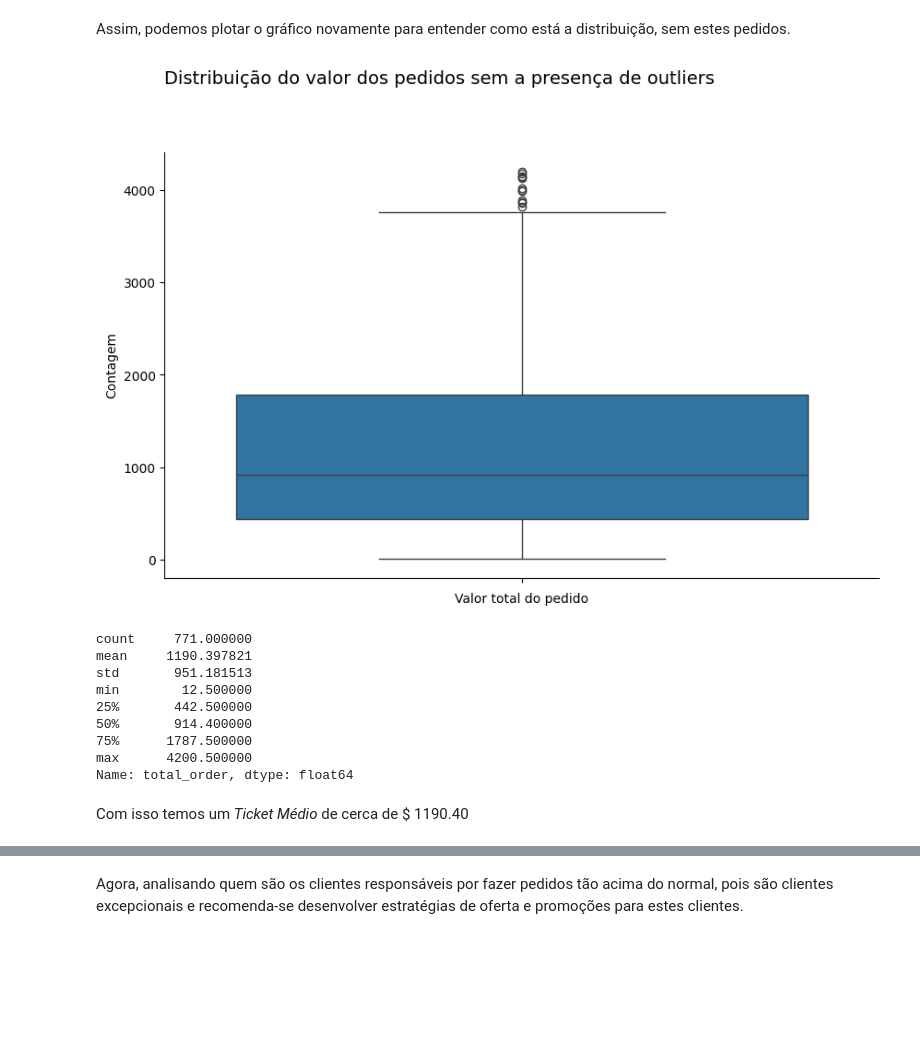
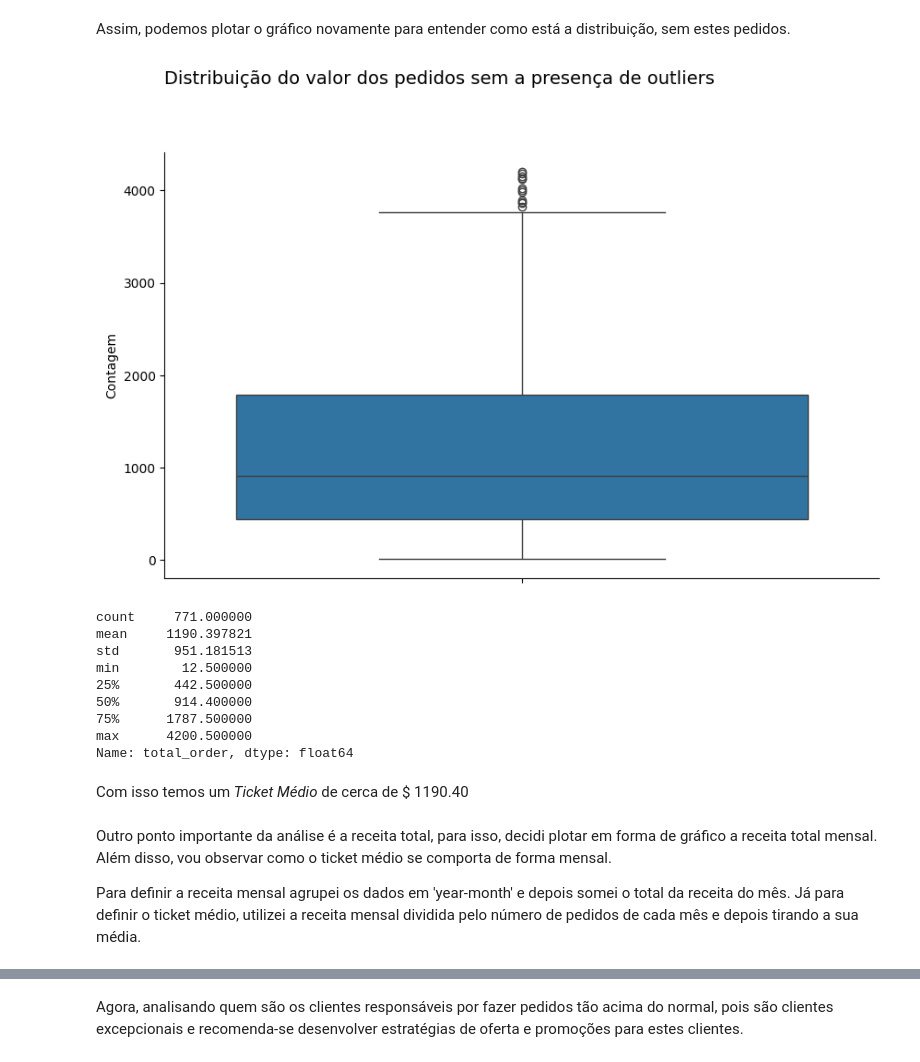
Before and after one commit to raulward/projeto-northwind, a Jupyter notebook: woorkbook.ipynb, the cells around one changed output, grey strips where cells are left out. Saved outputs shown, nothing was run; the diff lists cells and outputs as text; code cells hidden in the pictures; blank space fills up the shorter version.

```diff
--- a/woorkbook.ipynb
+++ b/woorkbook.ipynb
@@ -479,21 +481,21 @@ Assim, podemos plotar o gráfico novamente para entender como está a distribui
 # %%
 non_outliers = total_table[total_table['is_outlier'] == False]
 
 fig, ax = plt.subplots(figsize=(10,6))
 sns.boxplot(non_outliers['total_order'])
 
 ax.set_title('Distribuição do valor dos pedidos sem a presença de outliers\n\n\n', loc='left', fontsize=14)
-ax.set_xlabel('Valor total do pedido')
+ax.set_xlabel('')
 ax.set_ylabel('Contagem')
 
 ax.spines['top'].set_visible(False)
 ax.spines['right'].set_visible(False)
 
 plt.show()
 
 print(non_outliers['total_order'].describe())
 # %% [output]
-[figure, old version]
+[figure, new version]
 count     771.000000
 mean     1190.397821
 std       951.181513
@@ -505,6 +507,10 @@ max      4200.500000
 Name: total_order, dtype: float64
 # %% [markdown]
 Com isso temos um *Ticket Médio* de cerca de $ 1190.40
+# %% [markdown]
+Outro ponto importante da análise é a receita total, para isso, decidi plotar em forma de gráfico a receita total mensal. Além disso, vou observar como o ticket médio se comporta de forma mensal.
+
+Para definir a receita mensal agrupei os dados em 'year-month' e depois somei o total da receita do mês. Já para definir o ticket médio, utilizei a receita mensal dividida pelo número de pedidos de cada mês e depois tirando a sua média.
 # %%
 monthly_revenue = northwind.groupby('year_month')['total_item'].sum()
 
```
Also changed, not shown: parts of 19 cells of this notebook.
